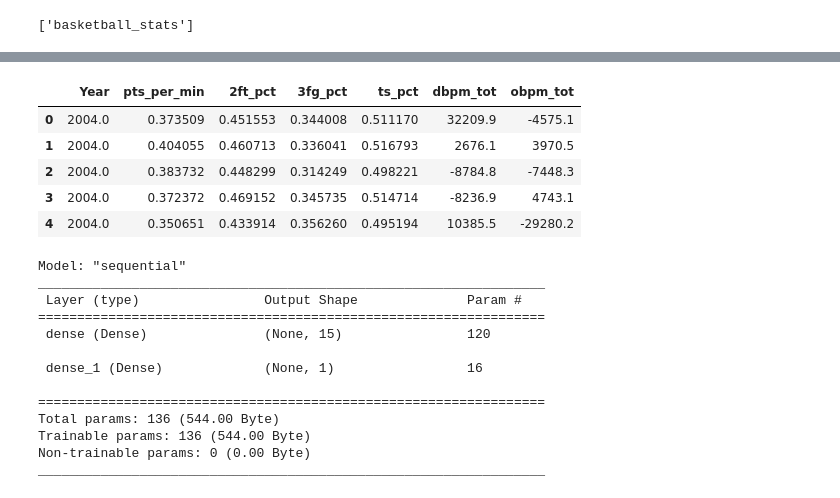
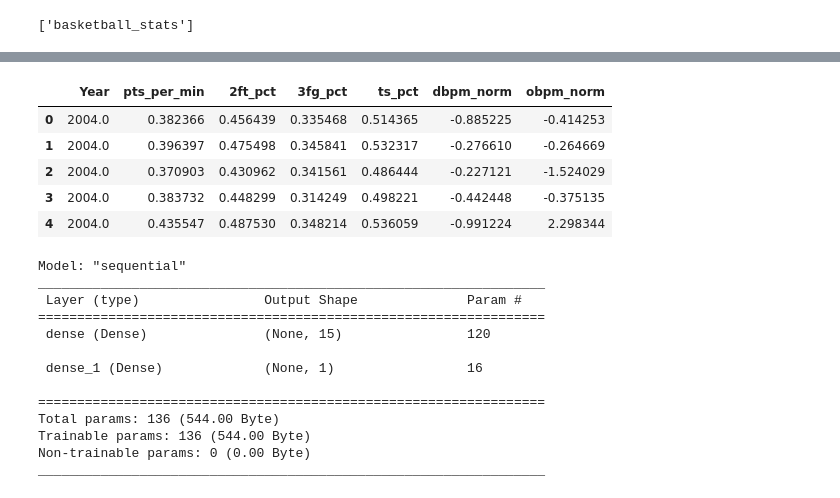
Before and after one commit to Lillyrue/Project-4, a Jupyter notebook: model_optimization_colab_neural_year.ipynb, the cells around one changed output, grey strips where cells are left out. Drawn from its saved outputs; the diff is of its cells as text; code cells hidden in the pictures.

```diff
--- a/model_optimization_colab_neural_year.ipynb
+++ b/model_optimization_colab_neural_year.ipynb
@@ -53,17 +49,17 @@ team_stats_final_df.head()
 # %%
 # Separate the data into labels and features
 # Separate the y variable, the outcome variable (wins)
 y = team_stats_final_df['wins_tot']
 # Separate the X variable, the features
-X = team_stats_final_df[['Year', 'pts_per_min', '2ft_pct', '3fg_pct', 'ts_pct', 'dbpm_tot', 'obpm_tot']]
+X = team_stats_final_df[['Year', 'pts_per_min', '2ft_pct', '3fg_pct', 'ts_pct', 'dbpm_norm', 'obpm_norm']]
 X.head()
 # %% [output]
-|  | Year | pts_per_min | 2ft_pct | 3fg_pct | ts_pct | dbpm_tot | obpm_tot |
-| 0 | 2004.0 | 0.373509 | 0.451553 | 0.344008 | 0.511170 | 32209.9 | -4575.1 |
-| 1 | 2004.0 | 0.404055 | 0.460713 | 0.336041 | 0.516793 | 2676.1 | 3970.5 |
-| 2 | 2004.0 | 0.383732 | 0.448299 | 0.314249 | 0.498221 | -8784.8 | -7448.3 |
-| 3 | 2004.0 | 0.372372 | 0.469152 | 0.345735 | 0.514714 | -8236.9 | 4743.1 |
-| 4 | 2004.0 | 0.350651 | 0.433914 | 0.356260 | 0.495194 | 10385.5 | -29280.2 |
+|  | Year | pts_per_min | 2ft_pct | 3fg_pct | ts_pct | dbpm_norm | obpm_norm |
+| 0 | 2004.0 | 0.382366 | 0.456439 | 0.335468 | 0.514365 | -0.885225 | -0.414253 |
+| 1 | 2004.0 | 0.396397 | 0.475498 | 0.345841 | 0.532317 | -0.276610 | -0.264669 |
+| 2 | 2004.0 | 0.370903 | 0.430962 | 0.341561 | 0.486444 | -0.227121 | -1.524029 |
+| 3 | 2004.0 | 0.383732 | 0.448299 | 0.314249 | 0.498221 | -0.442448 | -0.375135 |
+| 4 | 2004.0 | 0.435547 | 0.487530 | 0.348214 | 0.536059 | -0.991224 | 2.298344 |
 # %%
 # Split the data into training and testing sets
 X_train, X_test, y_train, y_test = train_test_split(X, y, random_state=1)
```
Also changed, not shown: parts of 15 cells of this notebook, 3 other files.
